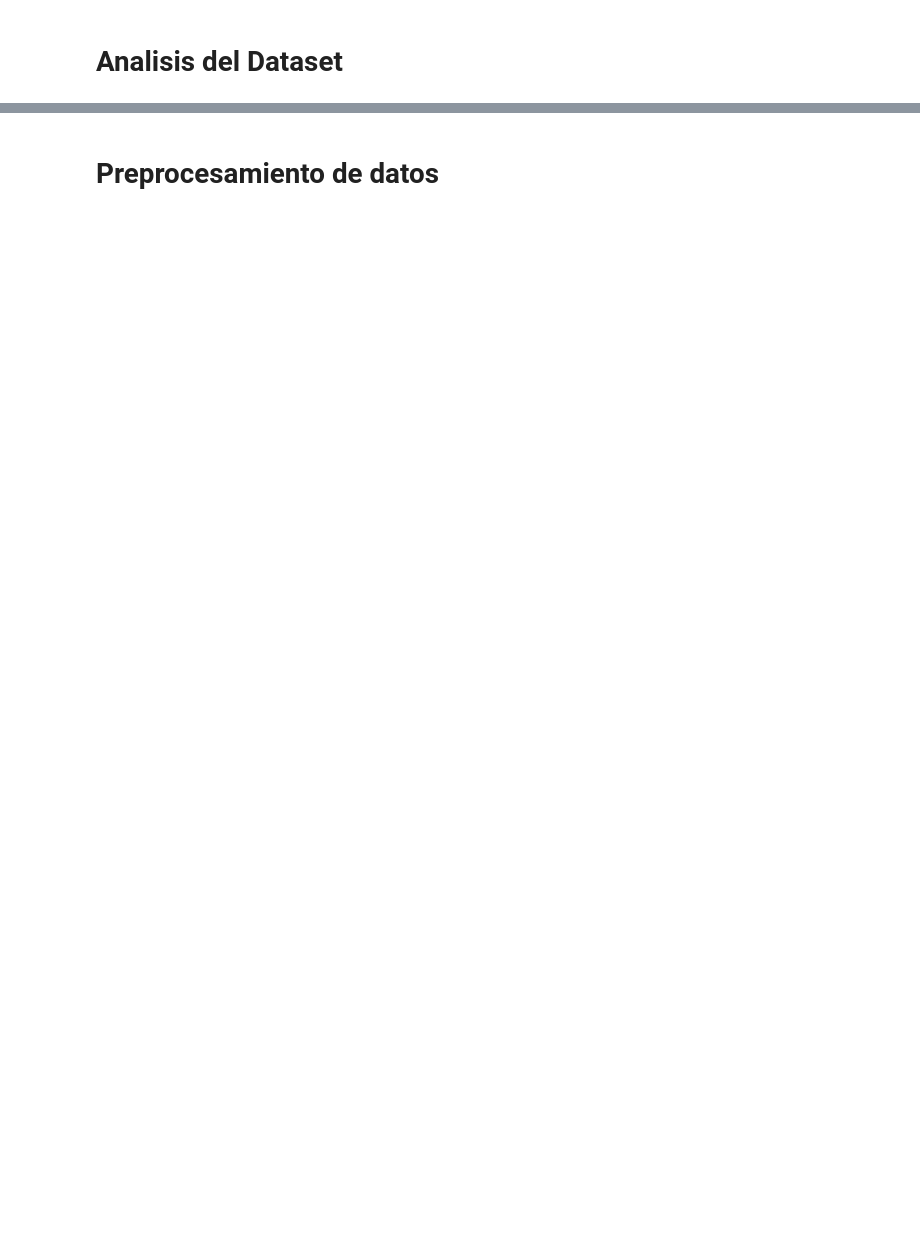
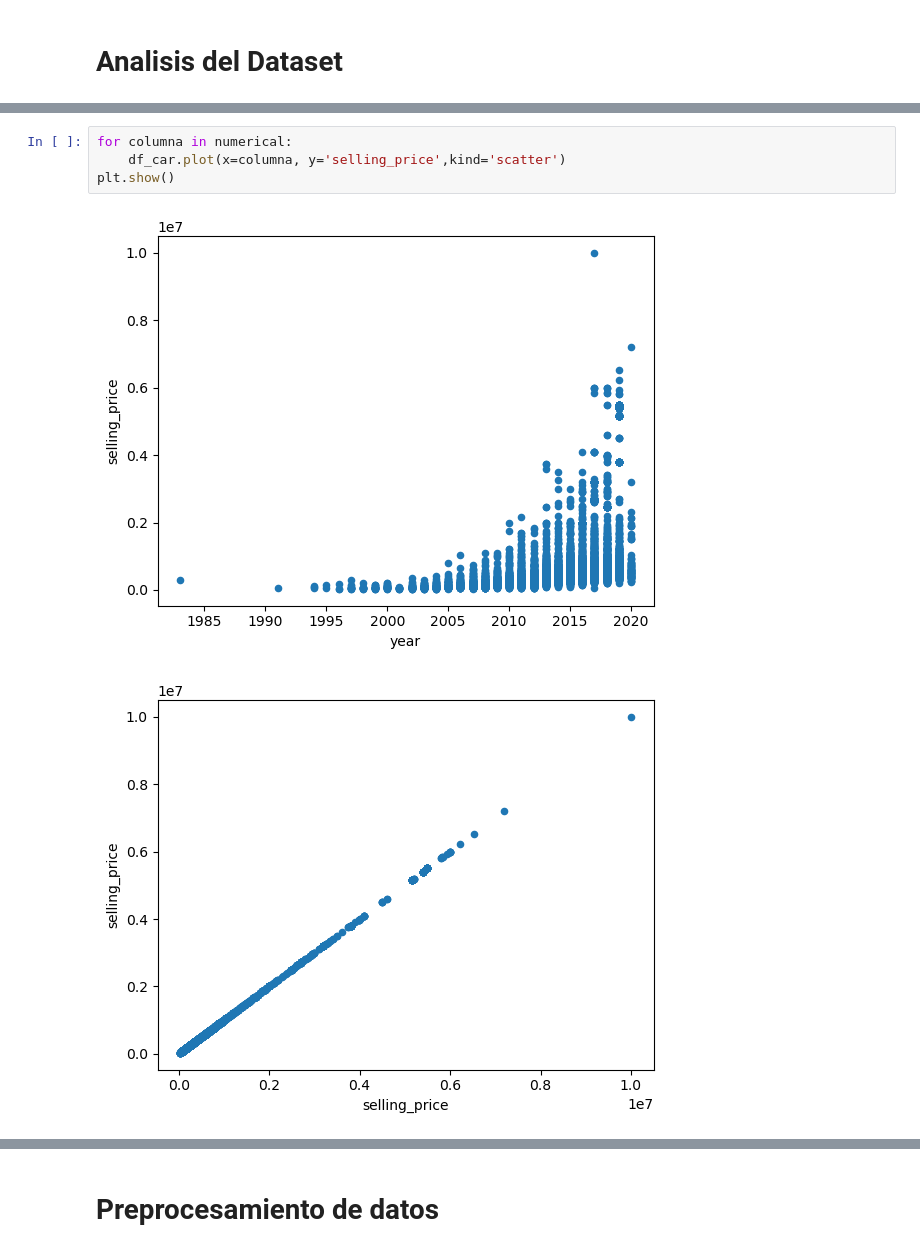
Before and after one commit to pokengineer/DataScience, a Jupyter notebook: practice/08_Ej_regression_car_price.ipynb, the cells around one changed output, grey strips where cells are left out. Cells and saved outputs as stored; diff of their text form; blank space fills up the shorter version.

```diff
--- a/practice/08_Ej_regression_car_price.ipynb
+++ b/practice/08_Ej_regression_car_price.ipynb
@@ -27,0 +103,7 @@ plt.show()
+# %%
+for columna in numerical:
+    df_car.plot(x=columna, y='selling_price',kind='scatter')
+plt.show()
+# %% [output]
+[figure, added]
+[figure, added]
```
Also changed, not shown: parts of 24 cells of this notebook.
